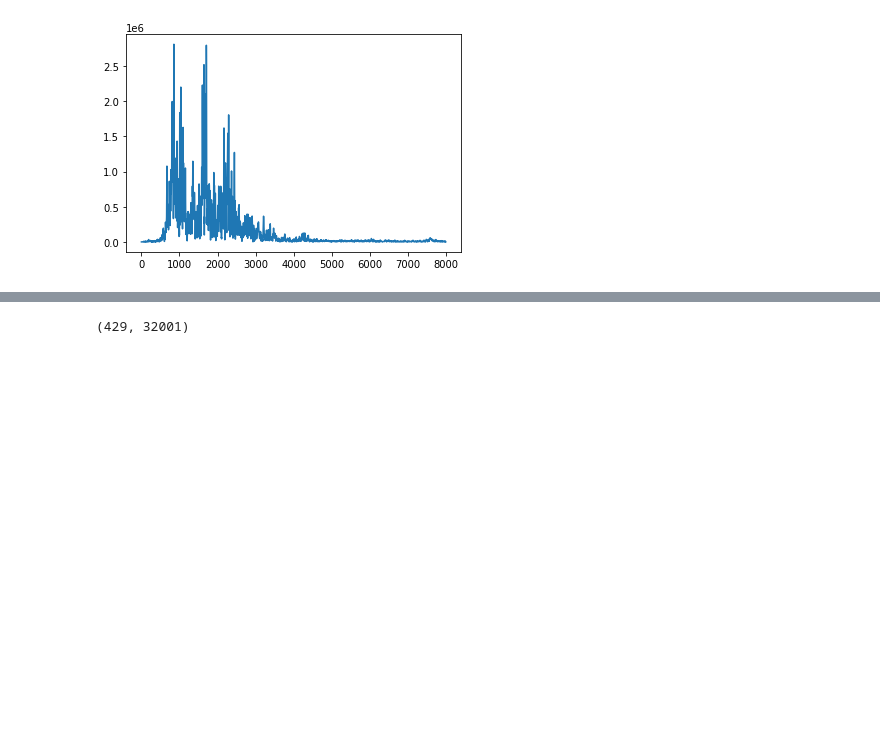
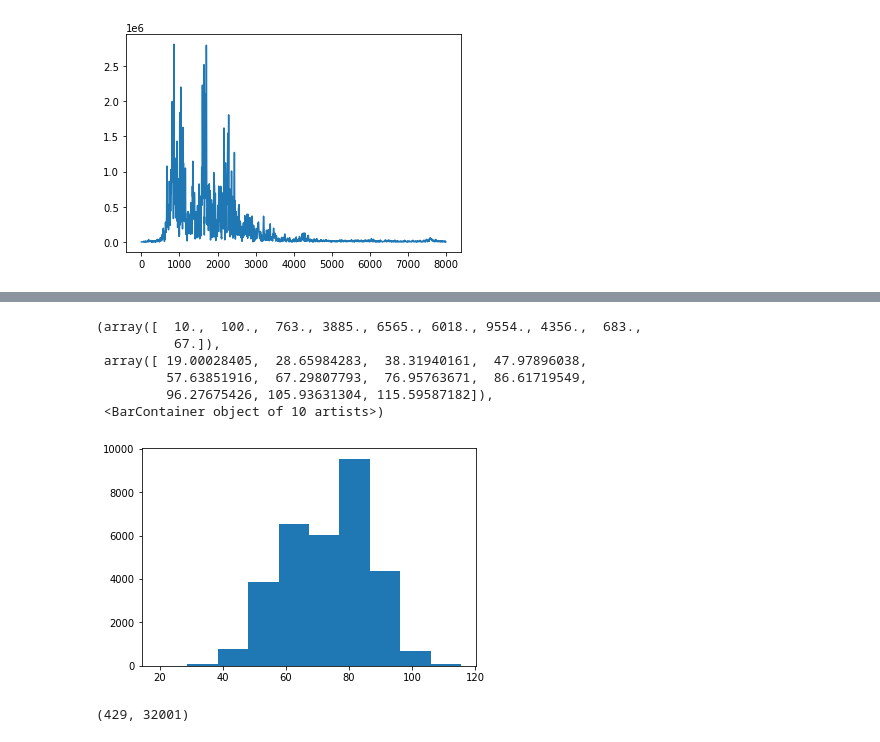
Before and after one commit to axelth/us8kdata, a Jupyter notebook: notebooks/first_data_exploration.ipynb, the cells around one changed output, grey strips where cells are left out. Drawn from its saved outputs; the diff is of its cells as text; code cells hidden in the pictures; blank space fills up the shorter version.

```diff
--- a/notebooks/first_data_exploration.ipynb
+++ b/notebooks/first_data_exploration.ipynb
@@ -101,3 +92,18 @@ plt.plot(tx, np.abs(ty))
+# %%
+tsr2, twav2 = wavfile.read(path_builder(*metadata_df.iloc[2,[0,-3]]))
+# %%
+ty2 = rfft(twav2)
+tx2 = rfftfreq(twav2.shape[0], 1/tsr2)
+# %%
+plt.hist(20 * np.log10(np.abs(ty2)))
+# %% [output]
+(array([  10.,  100.,  763., 3885., 6565., 6018., 9554., 4356.,  683.,
+          67.]),
+ array([ 19.00028405,  28.65984283,  38.31940161,  47.97896038,
+         57.63851916,  67.29807793,  76.95763671,  86.61719549,
+         96.27675426, 105.93631304, 115.59587182]),
+ <BarContainer object of 10 artists>)
+[figure, added]
 # %%
 def get_class_std_length_spectrums(classID):
     spectrums = []
```
Also changed, not shown: parts of 51 cells of this notebook.
